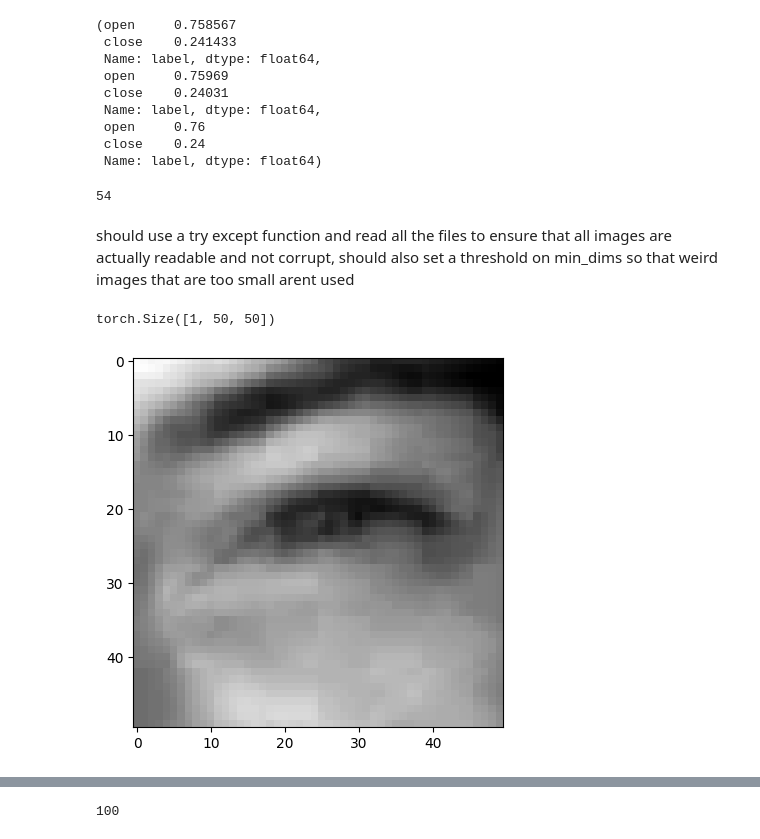
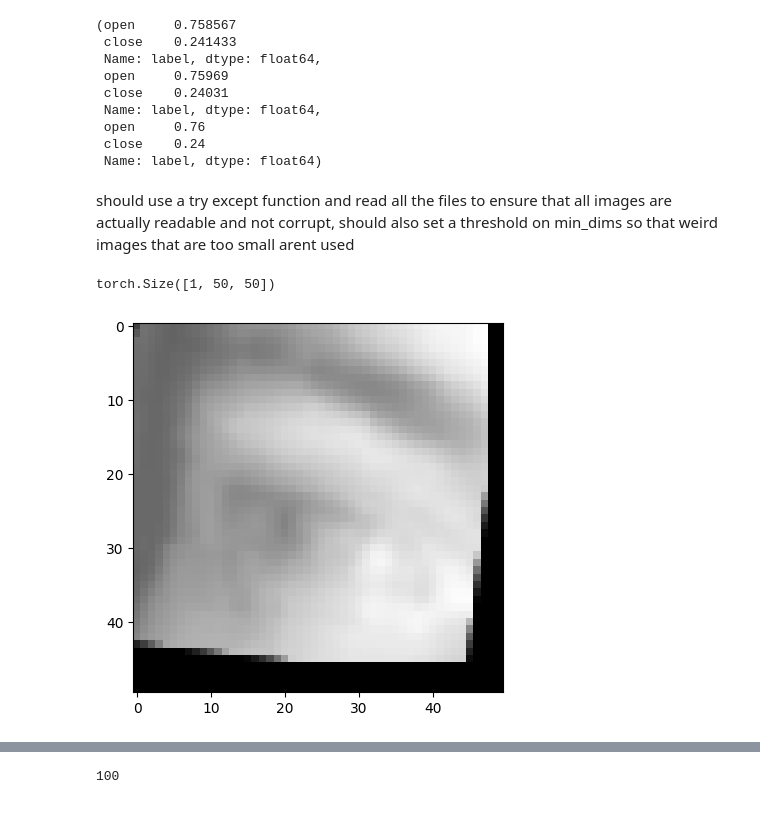
Before and after one commit to haidiazaman/secure-face-capture-python-app, a Jupyter notebook: dev/prepare_scripts.ipynb, the cells around one changed output, grey strips where cells are left out. Cells and saved outputs as stored; diff of their text form; code cells hidden in the pictures.

```diff
--- a/dev/prepare_scripts.ipynb
+++ b/dev/prepare_scripts.ipynb
@@ -74,10 +63,6 @@ train.label.value_counts()/len(train),val.label.value_counts()/len(val),test.lab
 #         min_dim=dims
 
 # min_dim
-# %%
-min_dim
-# %% [output]
-54
 # %% [markdown]
 should use a try except function and read all the files to ensure that all images are actually readable and not corrupt, should also set a threshold on min_dims so that weird images that are too small arent used
 # %%
@@ -135,16 +120,17 @@ class EyeDataset(Dataset):
         return image,label
 # %%
 sample_dataset = EyeDataset(
-    df=val,
-    split_type='val',
+    df=train,
+    split_type='train',
     input_dim=50
 )
 
-print(sample_dataset[0][0].shape)
-plt.imshow(sample_dataset[0][0].permute(1,2,0),cmap='gray')
+i=np.random.randint(0,len(sample_dataset),1).item()
+print(sample_dataset[i][0].shape)
+plt.imshow(sample_dataset[i][0].permute(1,2,0),cmap='gray')
 plt.show()
 # %% [output]
 torch.Size([1, 50, 50])
-[figure, old version]
+[figure, new version]
 # %%
 sample_dataset = EyeDataset(
```
Also changed, not shown: parts of 43 cells of this notebook, 1 other file.
